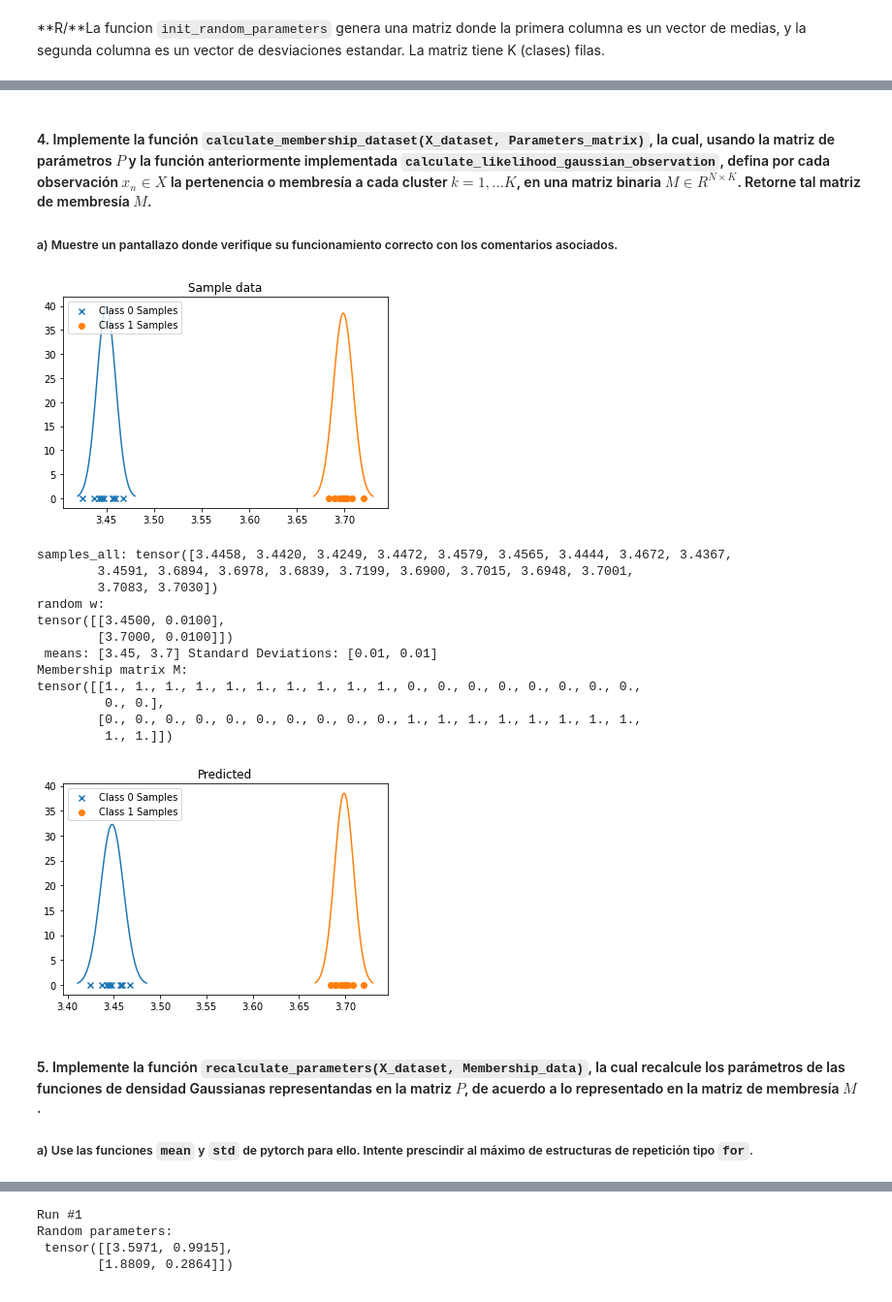
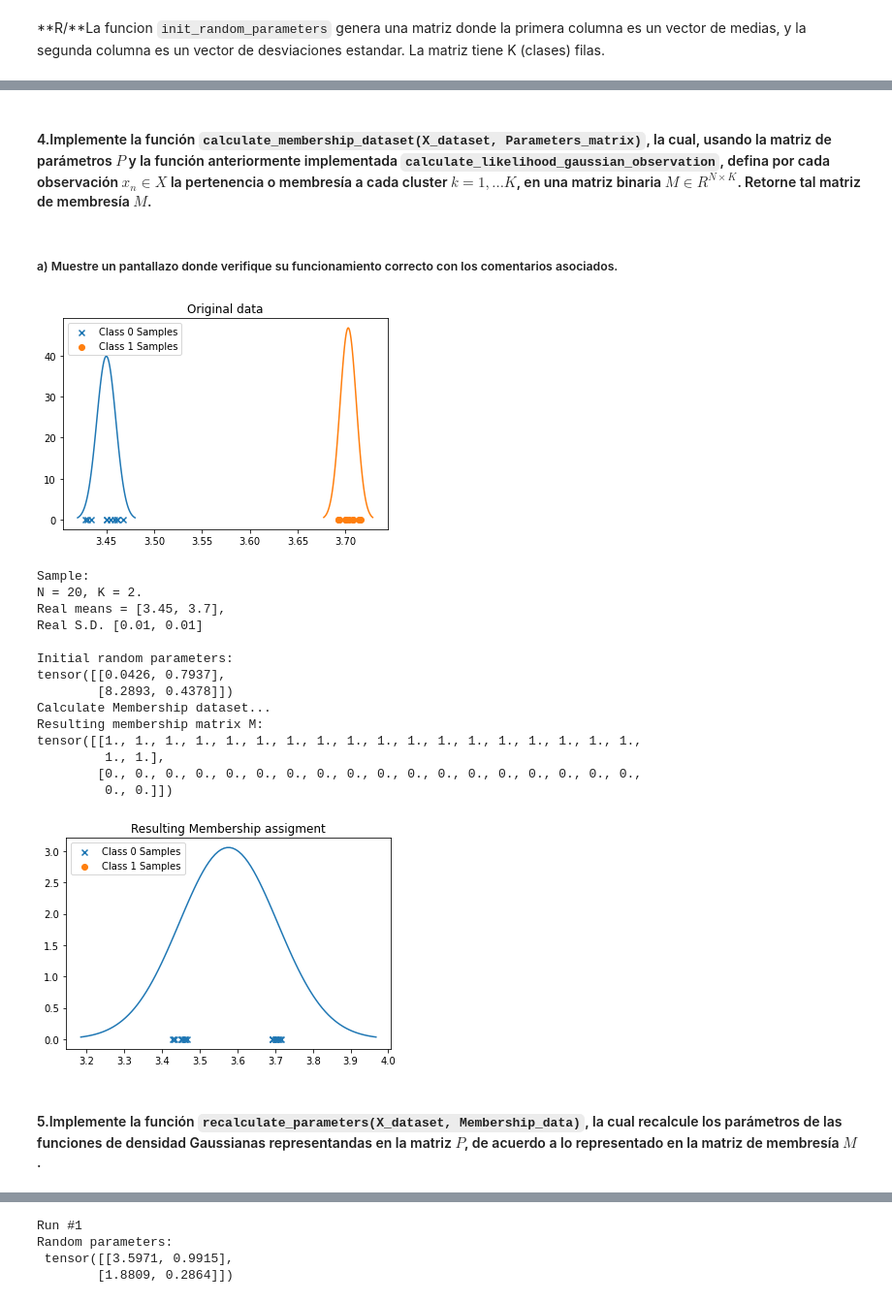
Before and after one commit to evillag/TEC_DL_II-2022, a Jupyter notebook: TP0/TP0_MaximaVerosimilitud_IBVOEV.ipynb, the cells around one changed output, grey strips where cells are left out. Shown at 97% size. Cells and saved outputs as stored; diff of their text form; code cells hidden in the pictures.

```diff
--- a/TP0/TP0_MaximaVerosimilitud_IBVOEV.ipynb
+++ b/TP0/TP0_MaximaVerosimilitud_IBVOEV.ipynb
@@ -333,8 +327,9 @@ Real classes
  tensor([0., 0., 0., 0., 0., 0., 0., 0., 0., 0., 1., 1., 1., 1., 1., 1., 1., 1.,
         1., 1.])
 # %% [markdown]
-#### 4. Implemente la función `calculate_membership_dataset(X_dataset, Parameters_matrix)`, la cual, usando la matriz de parámetros $P$ y la función anteriormente implementada `calculate_likelihood_gaussian_observation`, defina por cada observación $x_n ∈ X$ la pertenencia o membresía a cada cluster $k = 1,...K$, en una matriz binaria $M ∈ R^{N×K}$. Retorne tal matriz de membresía $M$.
-##### a) Muestre un pantallazo donde verifique su funcionamiento correcto con los comentarios asociados.
+#### 4.Implemente la función `calculate_membership_dataset(X_dataset, Parameters_matrix)`, la cual, usando la matriz de parámetros $P$ y la función anteriormente implementada `calculate_likelihood_gaussian_observation`, defina por cada observación $x_n ∈ X$ la pertenencia o membresía a cada cluster $k = 1,...K$, en una matriz binaria $M ∈ R^{N×K}$. Retorne tal matriz de membresía $M$.
+# %% [markdown]
+##### a) Muestre un pantallazo donde verifique su funcionamiento correcto con los comentarios asociados.
 # %%
 def calculate_membership_dataset(X_dataset, Parameters_matrix):
 
@@ -362,33 +357,34 @@ def calculate_membership_dataset(X_dataset, Parameters_matrix):
 
   return membership_matrix
 # %%
-plot_sample_data(samples_all, targets_all, K=2, means = means, stds = stds, title="Sample data")
-print(f"samples_all: {samples_all}")
-# w_random = init_random_parameters_b(2, low=samples_all.min(), high=samples_all.max())
-w_random = torch.tensor((means, stds)).T
-print(f'random w:\n{w_random}\n means: {means} Standard Deviations: {stds}')
+plot_sample_data(samples_all, targets_all, K=2, means = means, stds = stds, title="Original data")
+w_random = init_random_parameters(2)
+print('Sample: ')
+print(f'N = {samples_all.shape[0]}, K = 2.\nReal means = {means},\nReal S.D. {stds}\n')
+print(f'Initial random parameters:\n{w_random}')
+print('Calculate Membership dataset...')
 M = calculate_membership_dataset(samples_all, w_random)
-print(f'Membership matrix M:\n{M.T}')
+print(f'Resulting membership matrix M:\n{M.T}')
 predicted = torch.zeros(samples_all.shape)
 predicted[M[:,1] == 1] = 1
 plot_sample_data(samples_all, predicted, K=K,
-                 title=f"Predicted")
+                 title=f"Resulting Membership assigment")
 # %% [output]
-[figure, old version]
+[figure, new version]
-samples_all: tensor([3.4458, 3.4420, 3.4249, 3.4472, 3.4579, 3.4565, 3.4444, 3.4672, 3.4367,
-        3.4591, 3.6894, 3.6978, 3.6839, 3.7199, 3.6900, 3.7015, 3.6948, 3.7001,
-        3.7083, 3.7030])
-random w:
-tensor([[3.4500, 0.0100],
-        [3.7000, 0.0100]])
- means: [3.45, 3.7] Standard Deviations: [0.01, 0.01]
-Membership matrix M:
-tensor([[1., 1., 1., 1., 1., 1., 1., 1., 1., 1., 0., 0., 0., 0., 0., 0., 0., 0.,
-         0., 0.],
-        [0., 0., 0., 0., 0., 0., 0., 0., 0., 0., 1., 1., 1., 1., 1., 1., 1., 1.,
-         1., 1.]])
+Sample:
+N = 20, K = 2.
+Real means = [3.45, 3.7],
+Real S.D. [0.01, 0.01]
+
+Initial random parameters:
+tensor([[0.0426, 0.7937],
+        [8.2893, 0.4378]])
+Calculate Membership dataset...
+Resulting membership matrix M:
+tensor([[1., 1., 1., 1., 1., 1., 1., 1., 1., 1., 1., 1., 1., 1., 1., 1., 1., 1.,
+         1., 1.],
+        [0., 0., 0., 0., 0., 0., 0., 0., 0., 0., 0., 0., 0., 0., 0., 0., 0., 0.,
+         0., 0.]])
-[figure, old version]
+[figure, new version]
 # %% [markdown]
-#### 5. Implemente la función `recalculate_parameters(X_dataset, Membership_data)`, la cual recalcule los parámetros de las funciones de densidad Gaussianas representandas en la matriz $P$, de acuerdo a lo representado en la matriz de membresía $M$.
-
-##### a) Use las funciones `mean` y `std` de pytorch para ello. Intente prescindir al máximo de estructuras de repetición tipo `for`.
+#### 5.Implemente la función `recalculate_parameters(X_dataset, Membership_data)`, la cual recalcule los parámetros de las funciones de densidad Gaussianas representandas en la matriz $P$, de acuerdo a lo representado en la matriz de membresía $M$.
```
Also changed, not shown: parts of 27 cells of this notebook.
